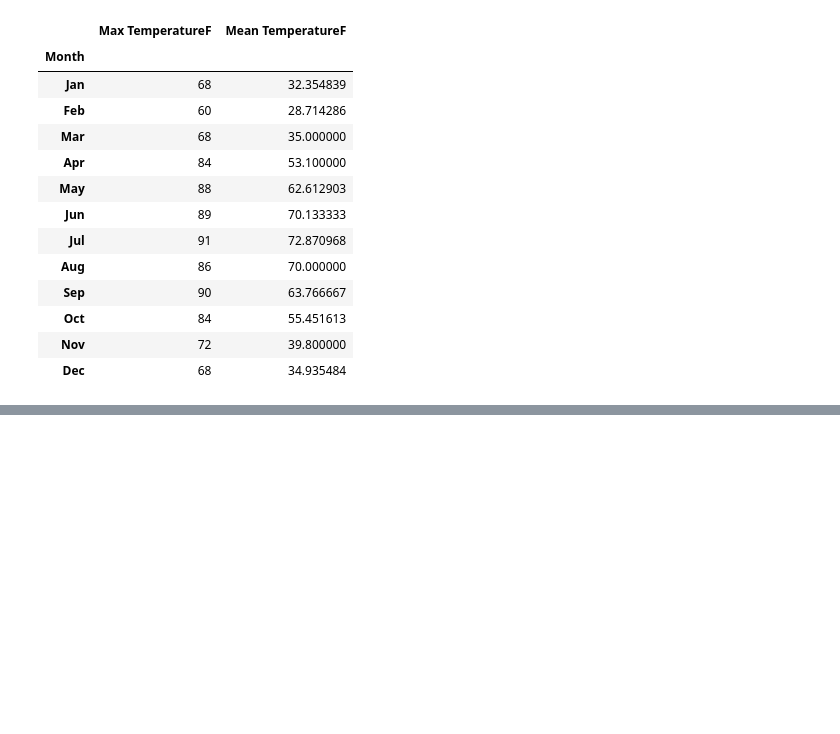
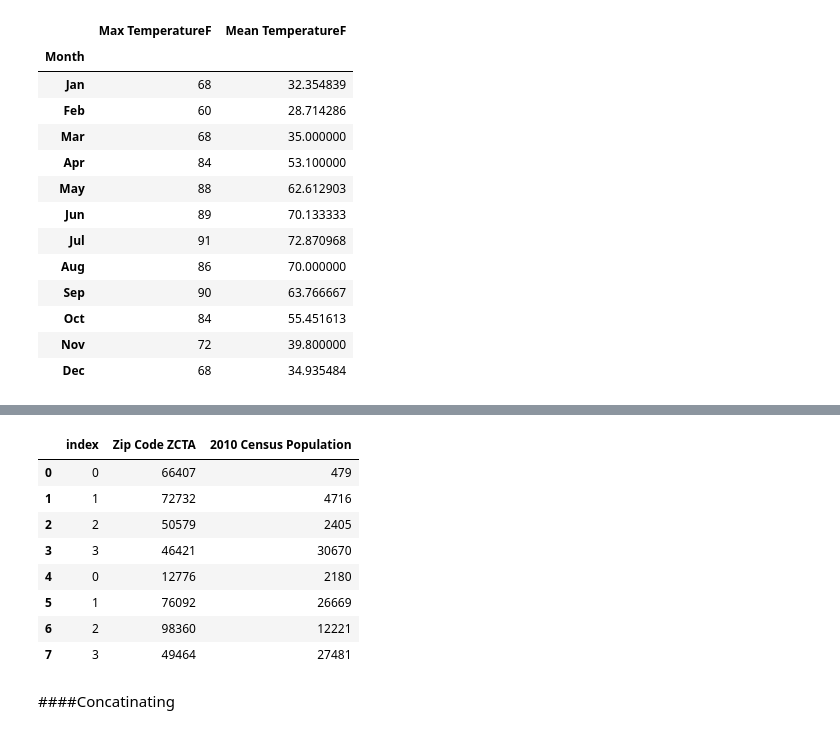
Before and after one commit to YousraMashkoor/DataAnalysis-using-Python, a Jupyter notebook: DA2_chapter2.ipynb, the cells around one changed output, grey strips where cells are left out. Saved outputs shown, nothing was run; the diff lists cells and outputs as text; code cells hidden in the pictures; blank space fills up the shorter version.

```diff
--- a/DA2_chapter2.ipynb
+++ b/DA2_chapter2.ipynb
@@ -322,0 +328,3 @@ pd.merge(max_weather, mean_weather, left_index=True, right_index=True)
+# %%
+pop1 = pd.read_csv('population_01.csv')
+pop2 = pd.read_csv('population_02.csv')
@@ -322,0 +349,2 @@ pd.merge(max_weather, mean_weather, left_index=True, right_index=True)
+# %%
+pop3 = pop1.append(pop2)
@@ -322,0 +381,14 @@ pd.merge(max_weather, mean_weather, left_index=True, right_index=True)
+# %%
+pop3.reset_index(drop=False)
+# %% [output]
+|  | index | Zip Code ZCTA | 2010 Census Population |
+| 0 | 0 | 66407 | 479 |
+| 1 | 1 | 72732 | 4716 |
+| 2 | 2 | 50579 | 2405 |
+| 3 | 3 | 46421 | 30670 |
+| 4 | 0 | 12776 | 2180 |
+| 5 | 1 | 76092 | 26669 |
+| 6 | 2 | 98360 | 12221 |
+| 7 | 3 | 49464 | 27481 |
+# %% [markdown]
+####Concatinating
```
Also changed, not shown: parts of 41 cells of this notebook.
